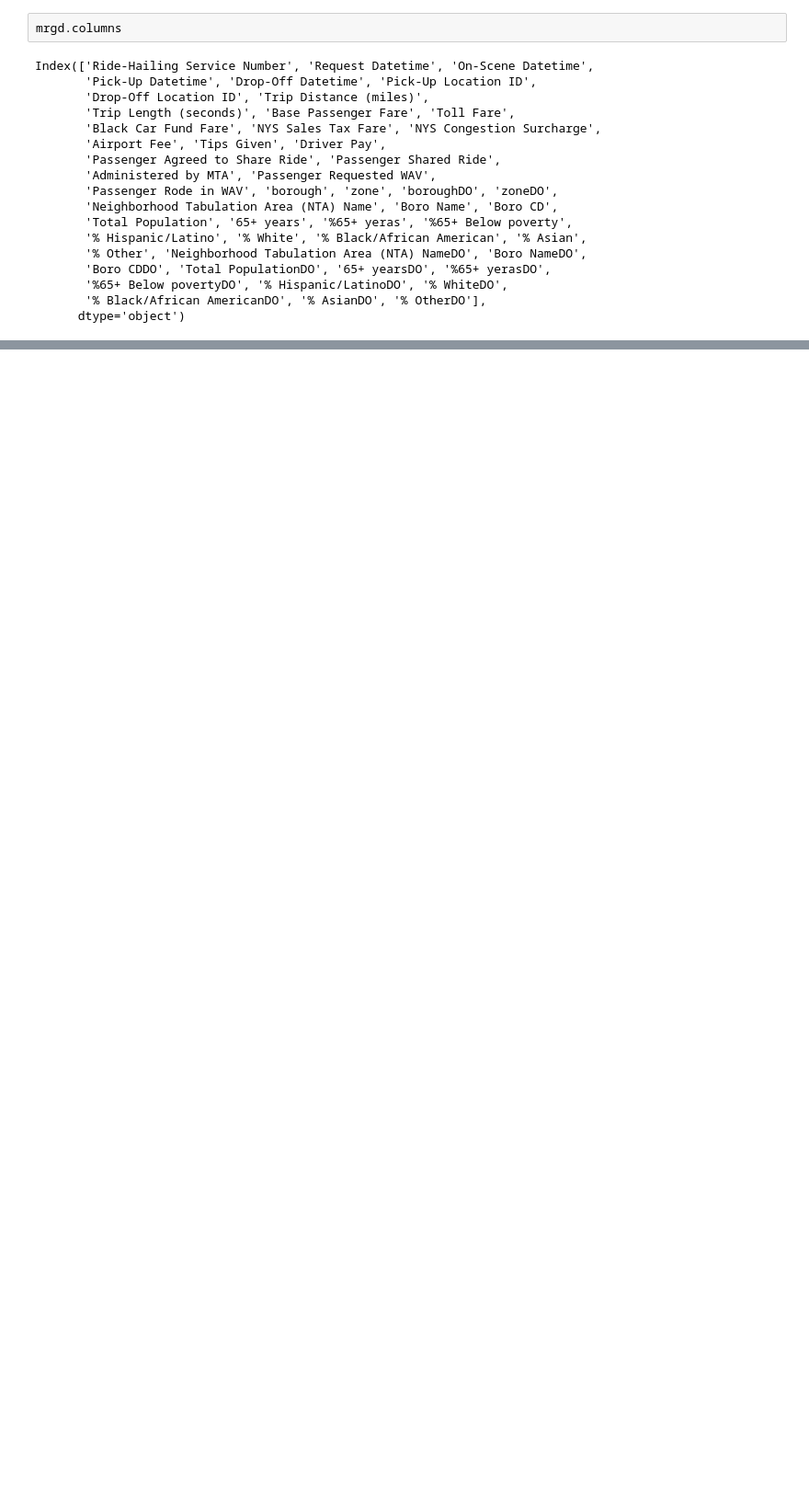
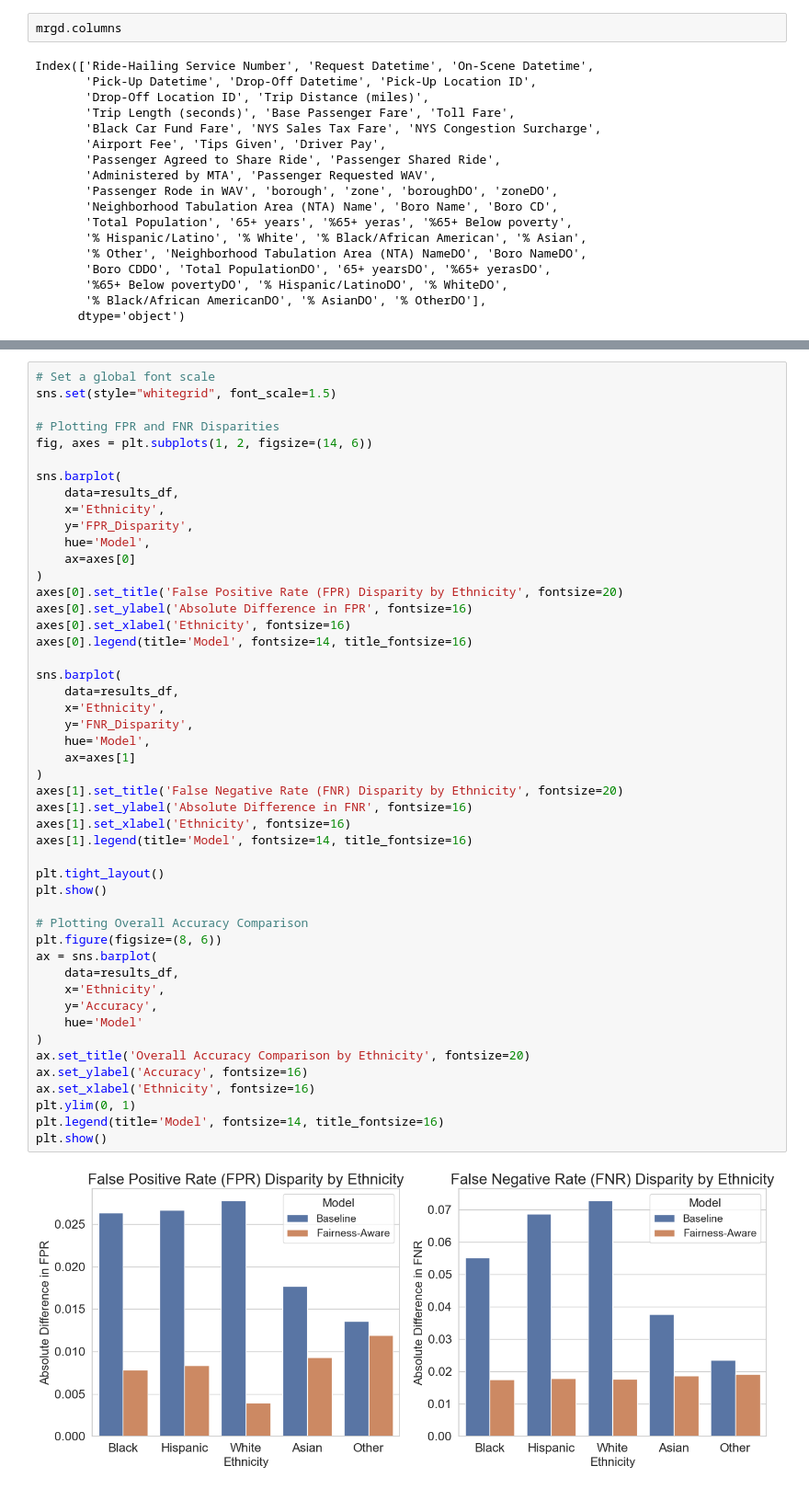
Before and after one commit to gracejiang0929/Bias-Detection-and-Mitigation-in-Ride-Hailing, a Jupyter notebook: equalized_odd.ipynb, the cells around one changed output, grey strips where cells are left out. Shown: that part at 92% size. Saved outputs shown, nothing was run; the diff lists cells and outputs as text; blank space fills up the shorter version.

```diff
--- a/equalized_odd.ipynb
+++ b/equalized_odd.ipynb
@@ -500,0 +234,50 @@ Fair Model Accuracy: 0.778
+# %%
+# Set a global font scale
+sns.set(style="whitegrid", font_scale=1.5)
+
+# Plotting FPR and FNR Disparities
+fig, axes = plt.subplots(1, 2, figsize=(14, 6))
+
+sns.barplot(
+    data=results_df,
+    x='Ethnicity',
+    y='FPR_Disparity',
+    hue='Model',
+    ax=axes[0]
+)
+axes[0].set_title('False Positive Rate (FPR) Disparity by Ethnicity', fontsize=20)
+axes[0].set_ylabel('Absolute Difference in FPR', fontsize=16)
+axes[0].set_xlabel('Ethnicity', fontsize=16)
+axes[0].legend(title='Model', fontsize=14, title_fontsize=16)
+
+sns.barplot(
+    data=results_df,
+    x='Ethnicity',
+    y='FNR_Disparity',
+    hue='Model',
+    ax=axes[1]
+)
+axes[1].set_title('False Negative Rate (FNR) Disparity by Ethnicity', fontsize=20)
+axes[1].set_ylabel('Absolute Difference in FNR', fontsize=16)
+axes[1].set_xlabel('Ethnicity', fontsize=16)
+axes[1].legend(title='Model', fontsize=14, title_fontsize=16)
+
+plt.tight_layout()
+plt.show()
+
+# Plotting Overall Accuracy Comparison
+plt.figure(figsize=(8, 6))
+ax = sns.barplot(
+    data=results_df,
+    x='Ethnicity',
+    y='Accuracy',
+    hue='Model'
+)
+ax.set_title('Overall Accuracy Comparison by Ethnicity', fontsize=20)
+ax.set_ylabel('Accuracy', fontsize=16)
+ax.set_xlabel('Ethnicity', fontsize=16)
+plt.ylim(0, 1)
+plt.legend(title='Model', fontsize=14, title_fontsize=16)
+plt.show()
+# %% [output]
+[figure, added]
```
Also changed, not shown: parts of 15 cells of this notebook, 4 other files.
